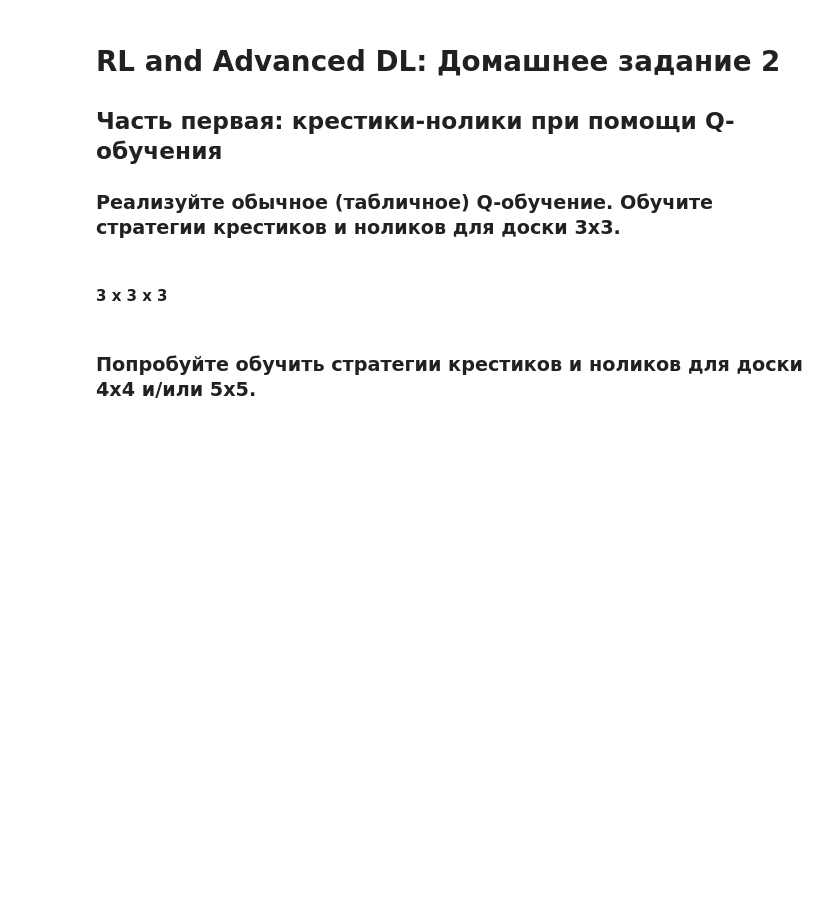
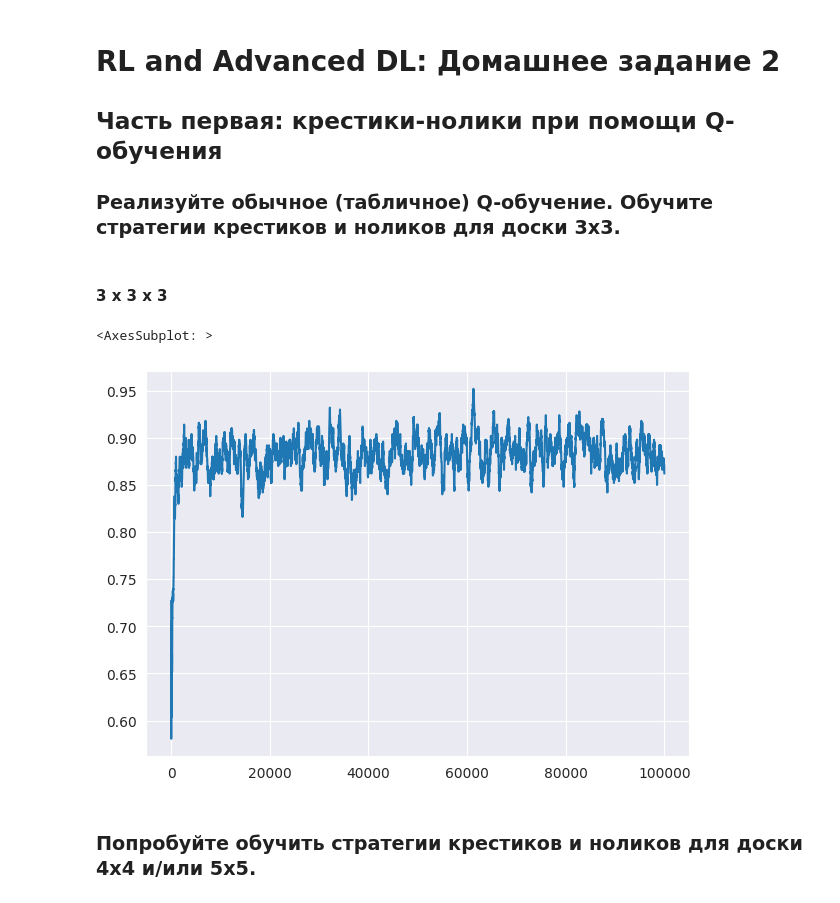
Before and after one commit to dertty/RL_and_Advanced_DL_HW2, a Jupyter notebook: hw.ipynb, the cells around one changed output. Saved outputs shown, nothing was run; the diff lists cells and outputs as text; code cells hidden in the pictures; blank space fills up the shorter version.

Commit message:
add plots

```diff
--- a/hw.ipynb
+++ b/hw.ipynb
@@ -125,16 +129,20 @@ class TicTacToe(gym.Env):
 # %%
 class Q_learning:
 
-    def __init__(self, n_rows=3, n_cols=3, n_win=3, lr=0.01, gamma=1):
+    def __init__(self,
+                 n_rows: int = 3,
+                 n_cols: int = 3,
+                 n_win: int = 3,
+                 lr: float = 0.01,
+                 gamma: float = 1.0):
         self.lr = lr
         self.gamma = gamma
         self.env = TicTacToe()
 
-    @staticmethod
-    def get_possible_actions():
-        return [env.int_from_action(env.getEmptySpaces()[i]) for i in range(len(env.getEmptySpaces()))]
+    def get_possible_actions(self) -> list:
+        return [self.env.int_from_action(self.env.getEmptySpaces()[i]) for i in range(len(self.env.getEmptySpaces()))]
 
-    def greedy_strategy(self, env, Q, epsilon = 0.01):
+    def greedy_strategy(self, env: type(TicTacToe), Q: dict, epsilon: float = 0.01):
         possible_actions = self.get_possible_actions()
         if env.getState()[0] not in Q.keys():
             Q[env.getState()[0]] = np.zeros(len(self.get_possible_actions()))
@@ -145,10 +153,8 @@ class Q_learning:
             ch = np.random.choice(len(possible_actions))
             return ch, possible_actions[ch]
 
-
-    def game(self, env, Q, crosses=1):
+    def game(self, env: type(TicTacToe), Q: dict, crosses: int = 1):
         env.reset()
-
         opponent_action = lambda: np.random.choice(self.get_possible_actions())
 
         if env.curTurn != crosses:
@@ -180,16 +186,18 @@ class Q_learning:
 
     def games(self, n_games=100000, crosses=1):
         Q = {}
-        for i in tqdm.tqdm(range(n_games)):
-            self.game(self.env, Q, crosses=crosses)
-        return Q
+        rewards = [self.game(self.env, Q, crosses=crosses) for _ in tqdm.tqdm(range(n_games))]
+        return Q, rewards
 # %% [markdown]
 #### 3 x 3 x 3
 # %%
 games = Q_learning(n_rows=3, n_cols=3, n_win=3)
-Q_crosses = games.games()
-Q_nills = games.games(crosses = -1)
-Q_nills = games.games(crosses = -1)
+Q_crosses, rewards_crosses  = games.games()
+# %%
+pd.Series(rewards_crosses).rolling(500, step=10, min_periods=10).mean().plot(figsize=(7, 5), grid=True)
+# %% [output]
+<AxesSubplot: >
+[figure, added]
 # %% [markdown]
 ### Попробуйте обучить стратегии крестиков и ноликов для доски 4х4 и/или 5х5.
 # %% [markdown]
```
Also changed, not shown: parts of 8 cells of this notebook, 1 other file.
